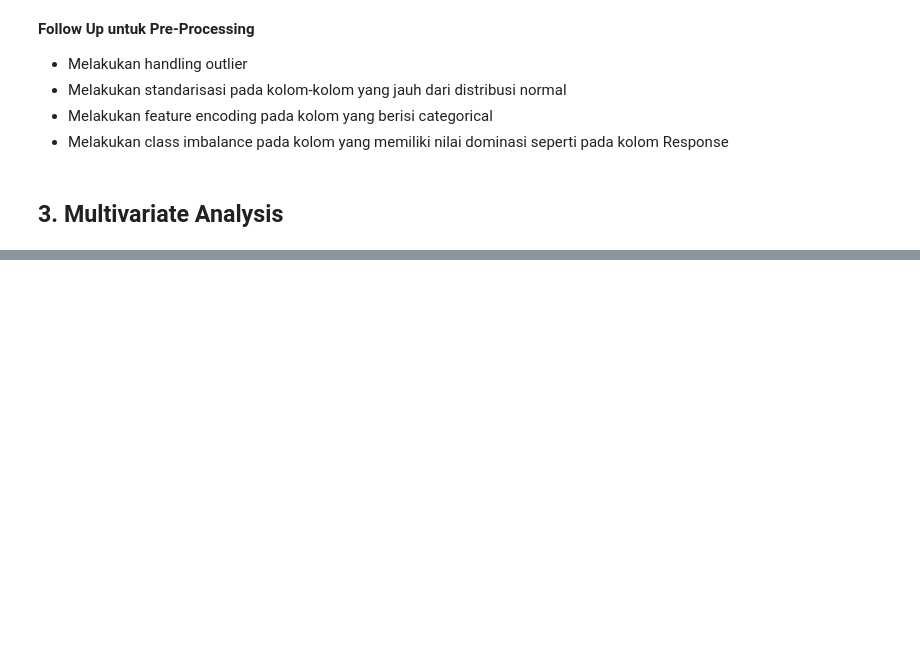
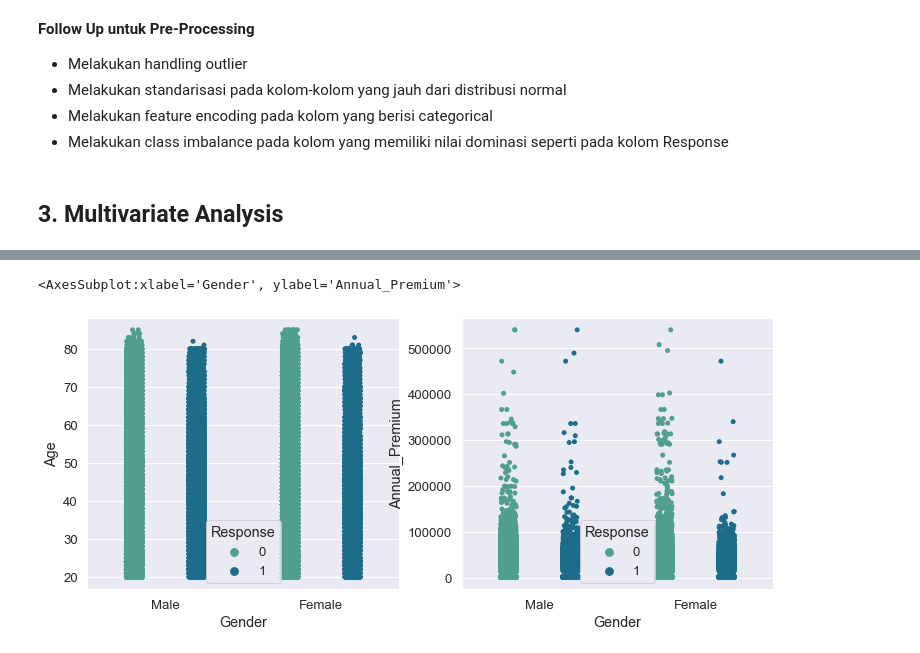
Before and after one commit to anggitask/Hello_Sigma, a Jupyter notebook: FinPro Sigma EDA.ipynb, the cells around one changed output, grey strips where cells are left out. Saved outputs shown, nothing was run; the diff lists cells and outputs as text; code cells hidden in the pictures; blank space fills up the shorter version.

```diff
--- a/FinPro Sigma EDA.ipynb
+++ b/FinPro Sigma EDA.ipynb
@@ -209,0 +263,10 @@ for i in range(0, len(fitur)):
+# %%
+fig = plt.figure(figsize=(19,5))
+plt.subplot(1, 3, 1)
+sns.stripplot(data=df, x="Gender", y="Age", hue='Response',dodge=True, palette='crest')
+
+plt.subplot(1, 3, 2)
+sns.stripplot(data=df, x="Gender", y="Annual_Premium", hue='Response',dodge=True, palette='crest')
+# %% [output]
+<AxesSubplot:xlabel='Gender', ylabel='Annual_Premium'>
+[figure, added]
```
Also changed, not shown: parts of 13 cells of this notebook.
